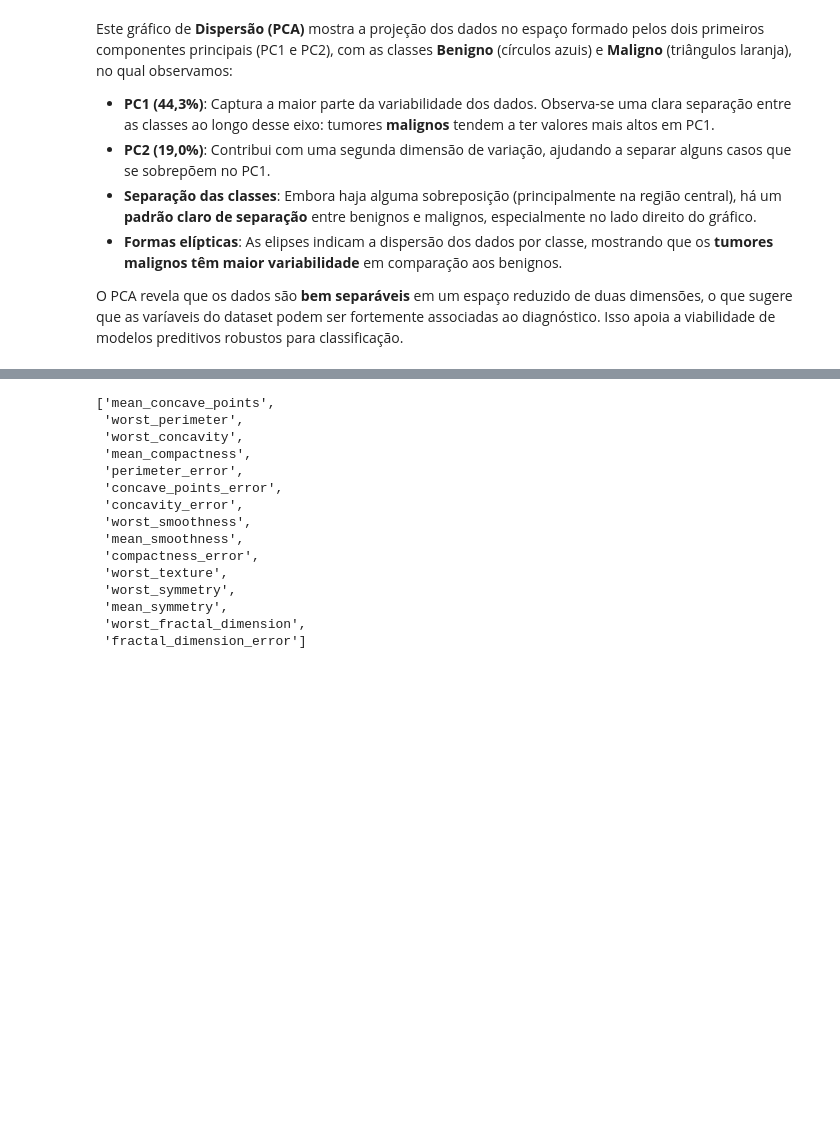
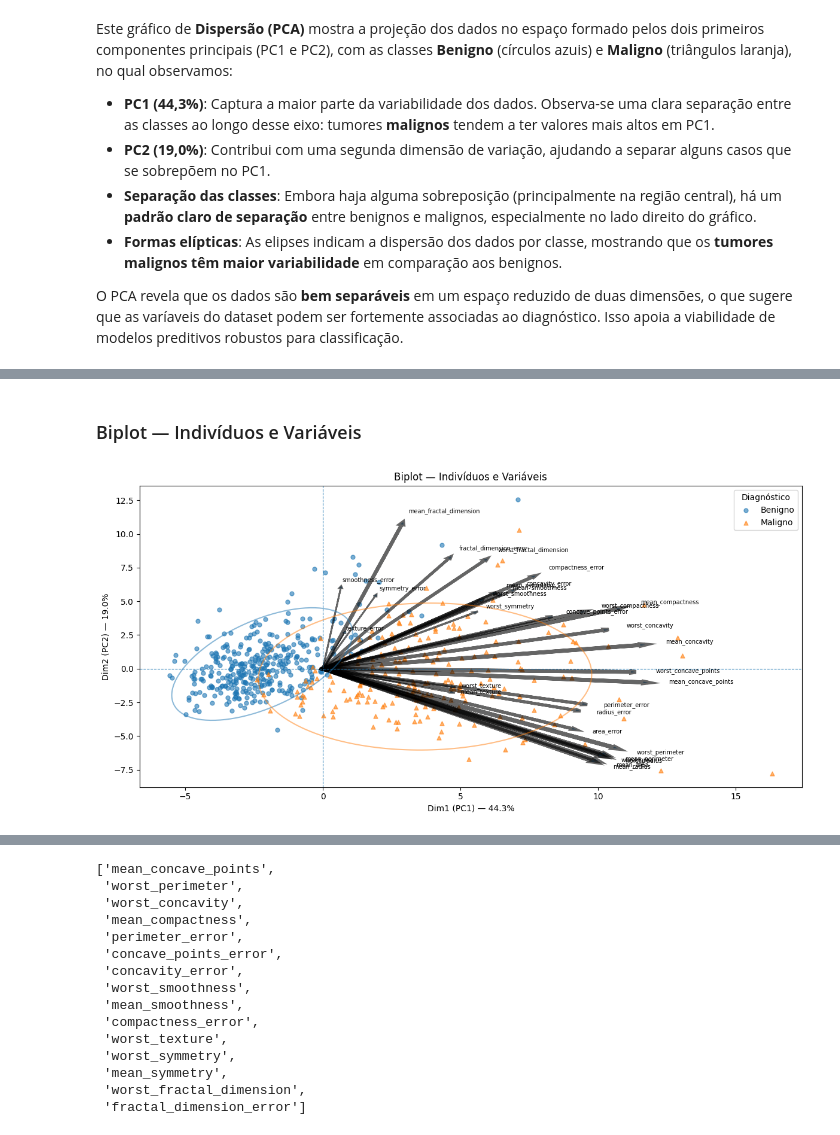
Before and after one commit to djflucena/tech-challenge-3, a Jupyter notebook: notebooks/01_exploracao_modelagem.ipynb, the cells around one changed output, grey strips where cells are left out. Drawn from its saved outputs; the diff is of its cells as text; code cells hidden in the pictures; blank space fills up the shorter version.

```diff
--- a/notebooks/01_exploracao_modelagem.ipynb
+++ b/notebooks/01_exploracao_modelagem.ipynb
@@ -328,0 +361,15 @@ plot_biplot(pca_out["scores"], pca_out["loadings"], pca_out["feature_names"], pc
+# %% [markdown]
+### Biplot — Indivíduos e Variáveis
+# %%
+plot_biplot(
+    scores=pca_out["scores"],
+    y=y,
+    loadings=pca_out["loadings"],
+    feature_names=pca_out["feature_names"],
+    expl_var=pca_out["expl_var"],
+    n_std=2.0,              # elipses ~2 desvios
+    max_vars=None,          # ou, por ex., 25 para enxugar labels
+    thickness_by="cos2",    # deixa as setas "importantes" mais espessas
+)
+# %% [output]
+[figure, added]
```
Also changed, not shown: parts of 20 cells of this notebook, 1 other file.
